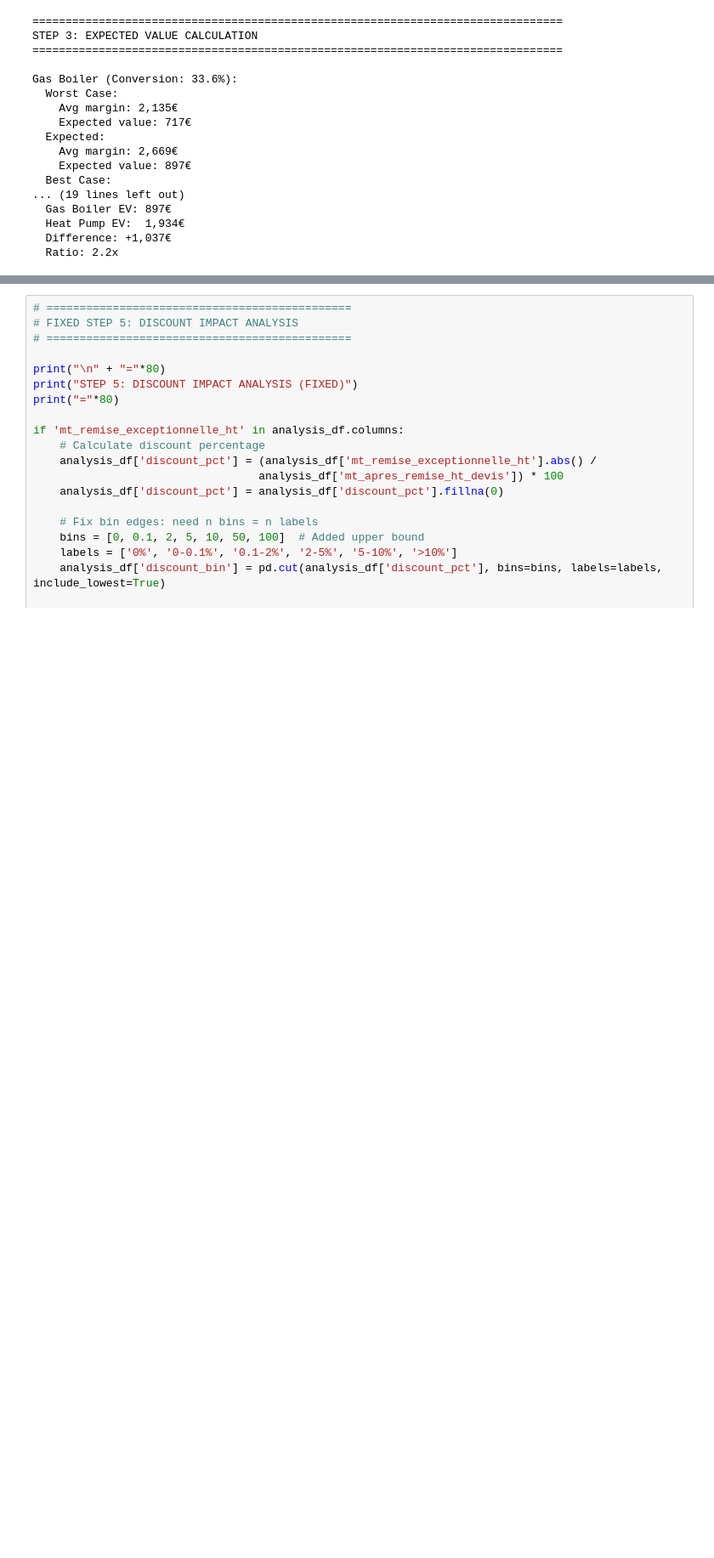
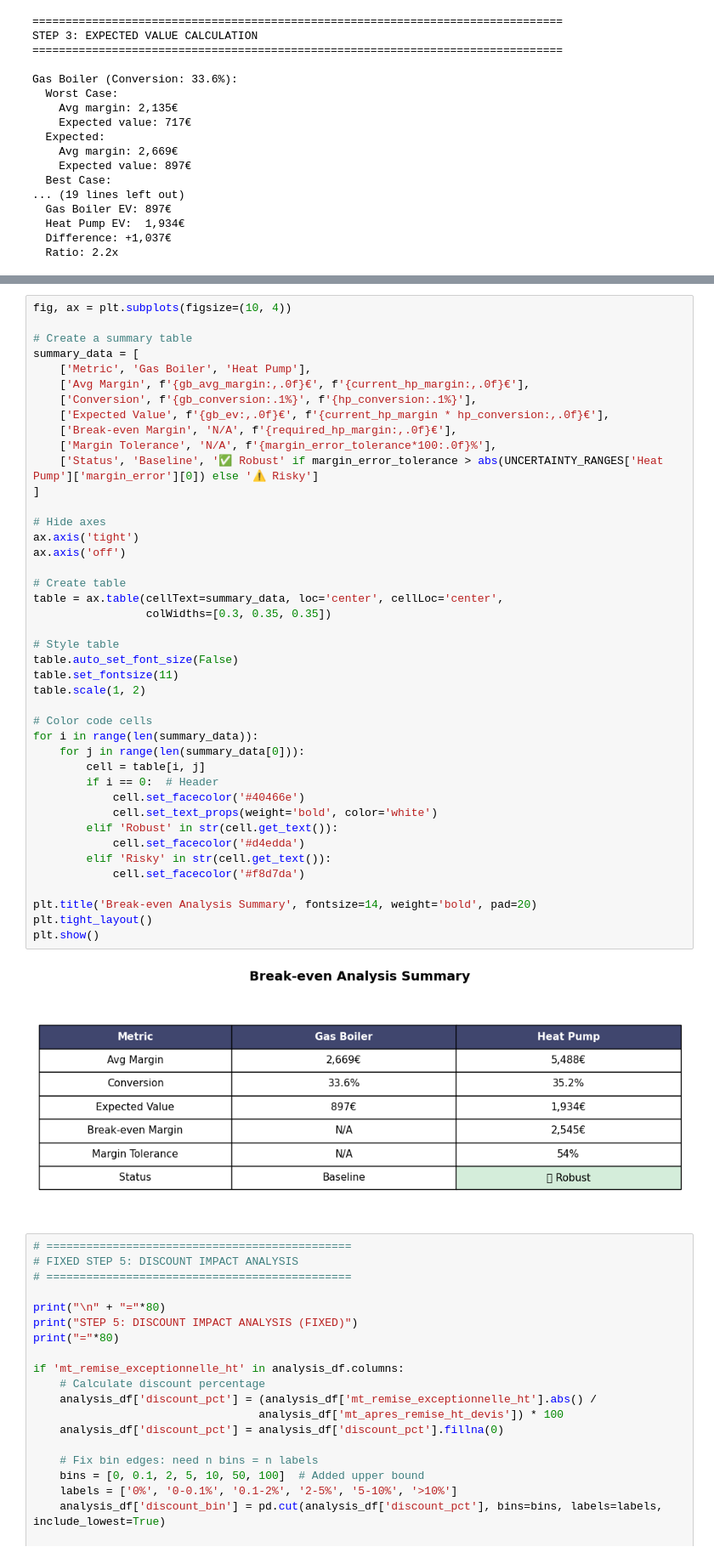
Before and after one commit to vslovik/ai-france-hvac, a Jupyter notebook: _eda_heat_pump_vs_boiler_poc.ipynb, the cells around one changed output, grey strips where cells are left out. Shown at 85% size. Drawn from its saved outputs; the diff is of its cells as text; blank space fills up the shorter version.

```diff
--- a/_eda_heat_pump_vs_boiler_poc.ipynb
+++ b/_eda_heat_pump_vs_boiler_poc.ipynb
@@ -265,3 +406,47 @@ Heat Pump break-even point:
+# %%
+fig, ax = plt.subplots(figsize=(10, 4))
+
+# Create a summary table
+summary_data = [
+    ['Metric', 'Gas Boiler', 'Heat Pump'],
+    ['Avg Margin', f'{gb_avg_margin:,.0f}€', f'{current_hp_margin:,.0f}€'],
+    ['Conversion', f'{gb_conversion:.1%}', f'{hp_conversion:.1%}'],
+    ['Expected Value', f'{gb_ev:,.0f}€', f'{current_hp_margin * hp_conversion:,.0f}€'],
+    ['Break-even Margin', 'N/A', f'{required_hp_margin:,.0f}€'],
+    ['Margin Tolerance', 'N/A', f'{margin_error_tolerance*100:.0f}%'],
+    ['Status', 'Baseline', '✅ Robust' if margin_error_tolerance > abs(UNCERTAINTY_RANGES['Heat Pump']['margin_error'][0]) else '⚠️ Risky']
+]
+
+# Hide axes
+ax.axis('tight')
+ax.axis('off')
+
+# Create table
+table = ax.table(cellText=summary_data, loc='center', cellLoc='center',
+                 colWidths=[0.3, 0.35, 0.35])
+
+# Style table
+table.auto_set_font_size(False)
+table.set_fontsize(11)
+table.scale(1, 2)
+
+# Color code cells
+for i in range(len(summary_data)):
+    for j in range(len(summary_data[0])):
+        cell = table[i, j]
+        if i == 0:  # Header
+            cell.set_facecolor('#40466e')
+            cell.set_text_props(weight='bold', color='white')
+        elif 'Robust' in str(cell.get_text()):
+            cell.set_facecolor('#d4edda')
+        elif 'Risky' in str(cell.get_text()):
+            cell.set_facecolor('#f8d7da')
+
+plt.title('Break-even Analysis Summary', fontsize=14, weight='bold', pad=20)
+plt.tight_layout()
+plt.show()
+# %% [output]
+[figure, added]
 # %%
 # ==============================================
 # FIXED STEP 5: DISCOUNT IMPACT ANALYSIS
```
Also changed, not shown: parts of 5 cells of this notebook, 1 other file.
